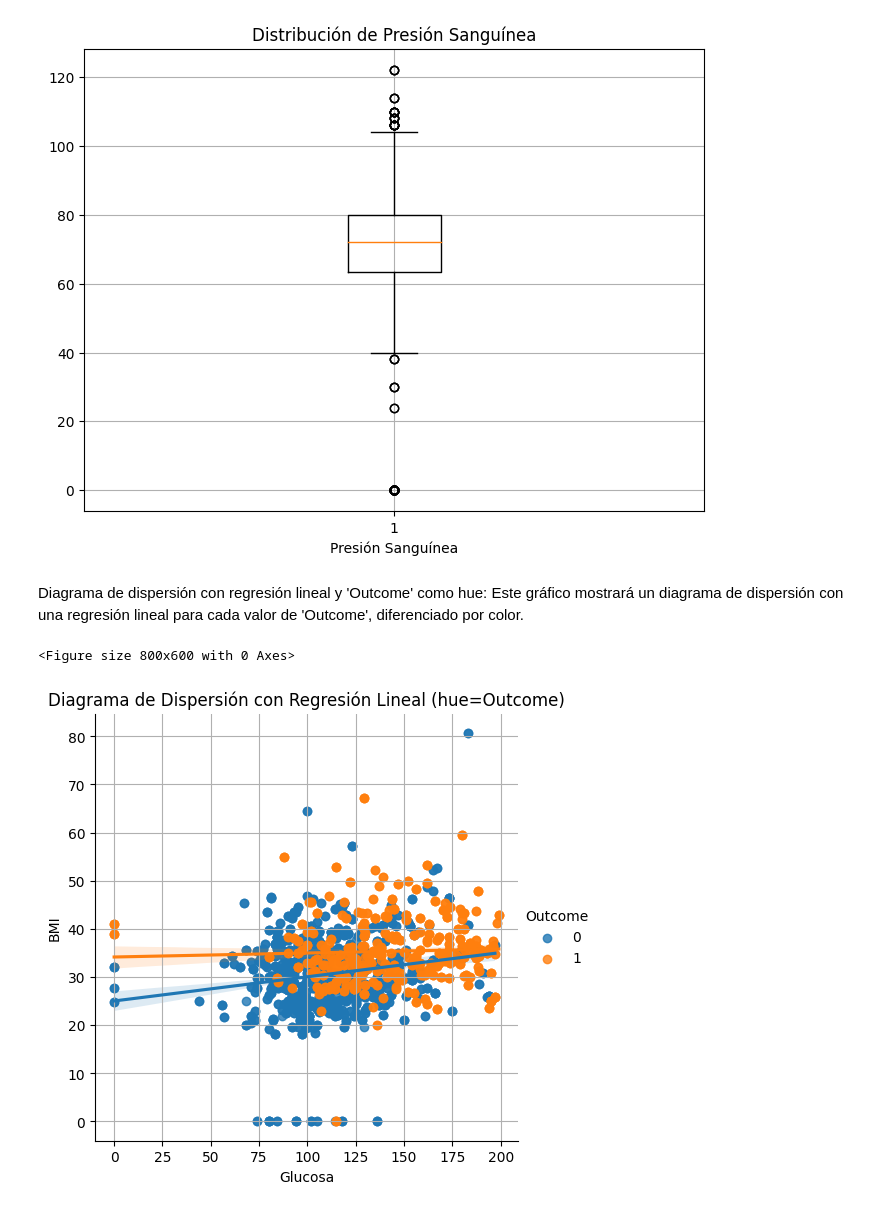
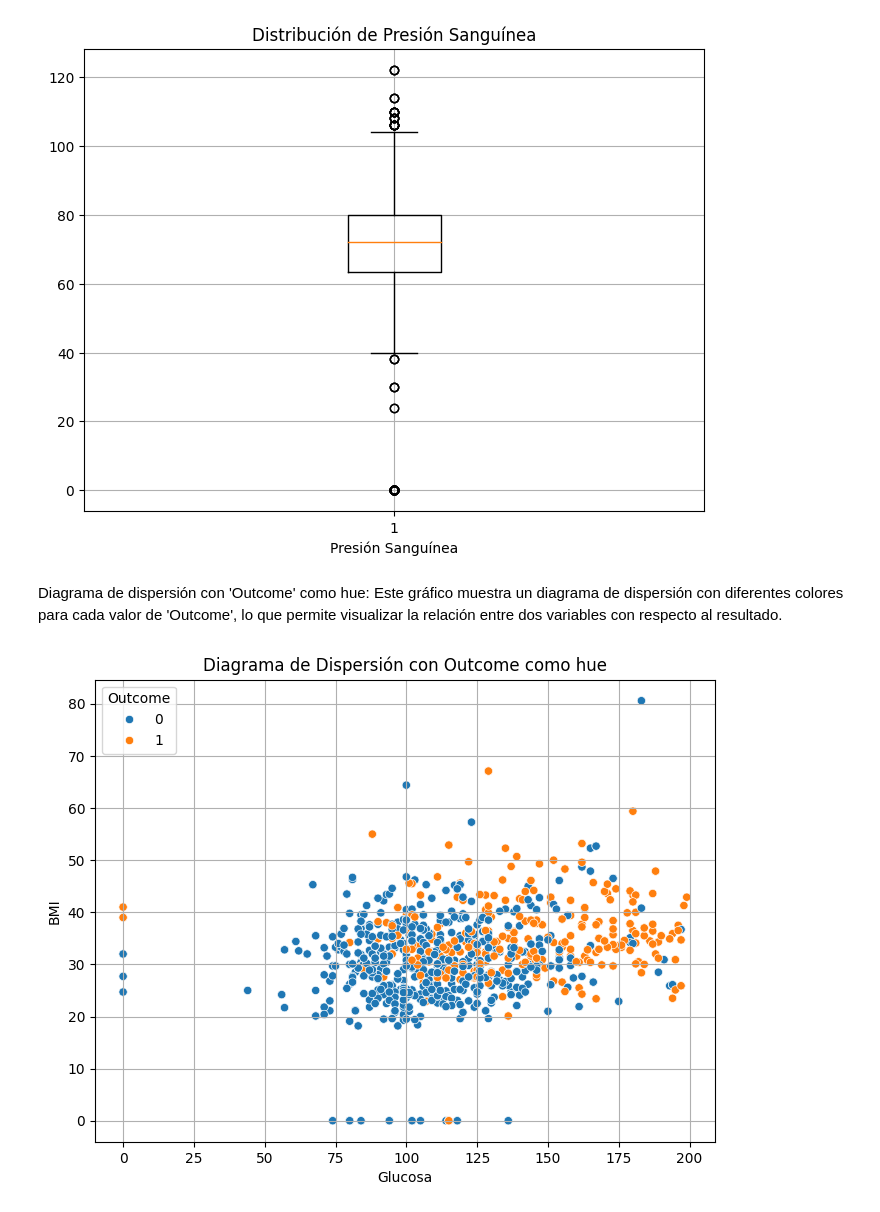
Before and after one commit to paulotolosa/graficos_tarea_1, a Jupyter notebook: Proyecto_1_Tolosa.ipynb, the cells around one changed output. Cells and saved outputs as stored; diff of their text form; code cells hidden in the pictures.

```diff
--- a/Proyecto_1_Tolosa.ipynb
+++ b/Proyecto_1_Tolosa.ipynb
@@ -74,19 +76,18 @@ plt.show()
 # %% [output]
 [figure]
 # %% [markdown]
-Diagrama de dispersión con regresión lineal y 'Outcome' como hue:
-Este gráfico mostrará un diagrama de dispersión con una regresión lineal para cada valor de 'Outcome', diferenciado por color.
+Diagrama de dispersión con 'Outcome' como hue:
+Este gráfico muestra un diagrama de dispersión con diferentes colores para cada valor de 'Outcome', lo que permite visualizar la relación entre dos variables con respecto al resultado.
 # %%
 import seaborn as sns
 
-# 1. Diagrama de dispersión con regresión lineal y 'Outcome' como hue
+# 1. Diagrama de dispersión con 'Outcome' como hue
 plt.figure(figsize=(8, 6))
-sns.lmplot(x='Glucose', y='BMI', hue='Outcome', data=df, fit_reg=True)
-plt.title('Diagrama de Dispersión con Regresión Lineal (hue=Outcome)')
+sns.scatterplot(x='Glucose', y='BMI', hue='Outcome', data=df)
+plt.title('Diagrama de Dispersión con Outcome como hue')
 plt.xlabel('Glucosa')
 plt.ylabel('BMI')
 plt.grid(True)
 plt.show()
 # %% [output]
-<Figure size 800x600 with 0 Axes>
-[figure, old version]
+[figure, new version]
```
Also changed, not shown: parts of 8 cells of this notebook.
